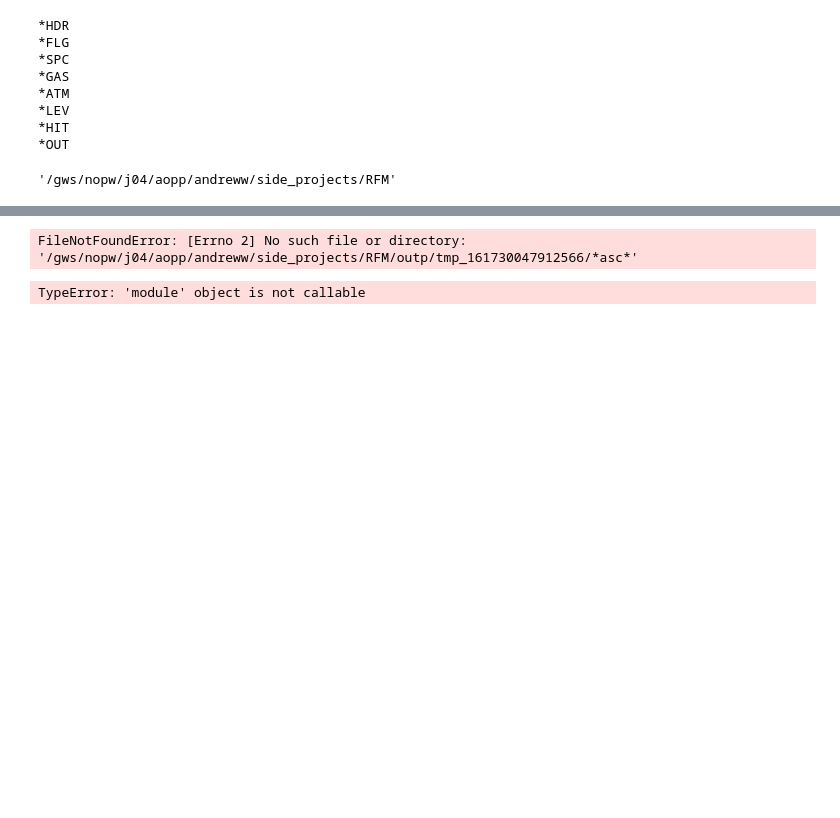
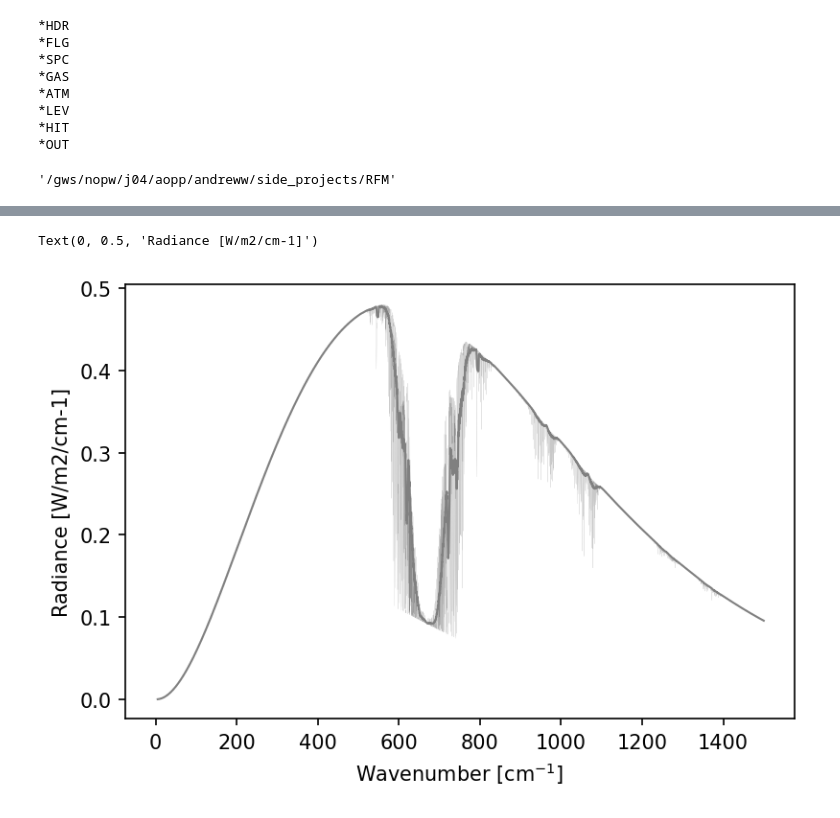
Before and after one commit to AndrewILWilliams/rfmtools, a Jupyter notebook: examples/1_run_rfm.ipynb, the cells around one changed output, grey strips where cells are left out. Cells and saved outputs as stored; diff of their text form; code cells hidden in the pictures; blank space fills up the shorter version.

```diff
--- a/examples/1_run_rfm.ipynb
+++ b/examples/1_run_rfm.ipynb
@@ -53,4 +49,0 @@ total 64K
-# %%
-rfmtools.utils.read_spec("/gws/nopw/j04/aopp/andreww/side_projects/RFM/outp/tmp_161730047912566/*asc*")
-# %% [output]
-FileNotFoundError: [Errno 2] No such file or directory: '/gws/nopw/j04/aopp/andreww/side_projects/RFM/outp/tmp_161730047912566/*asc*'
@@ -59,4 +50,10 @@ import os
-# %%
-os.path("/gws/nopw/j04/aopp/andreww/side_projects/RFM/outp/tmp_161730047912566/")
-# %% [output]
-TypeError: 'module' object is not callable
+# %%
+fig, ax = plt.subplots(dpi=150)
+
+da.plot(ax=ax, lw=0.05, color='black', alpha=0.5)
+da.rolling(wavenumber=50).mean().plot(ax=ax, lw=1, color='grey')
+ax.set_xlabel('Wavenumber [cm$^{-1}$]')
+ax.set_ylabel('Radiance [W/m2/cm-1]')
+# %% [output]
+Text(0, 0.5, 'Radiance [W/m2/cm-1]')
+[figure, added]
```
Also changed, not shown: parts of 4 cells of this notebook.
